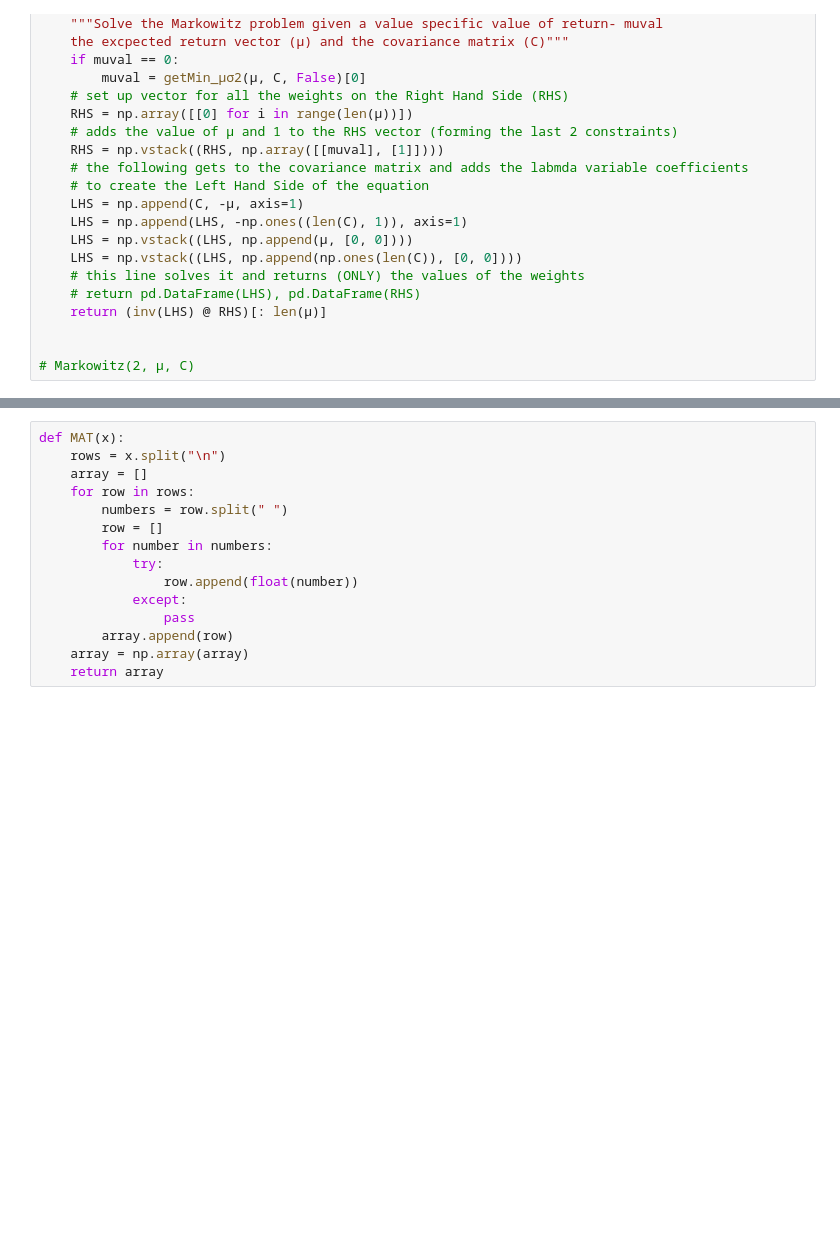
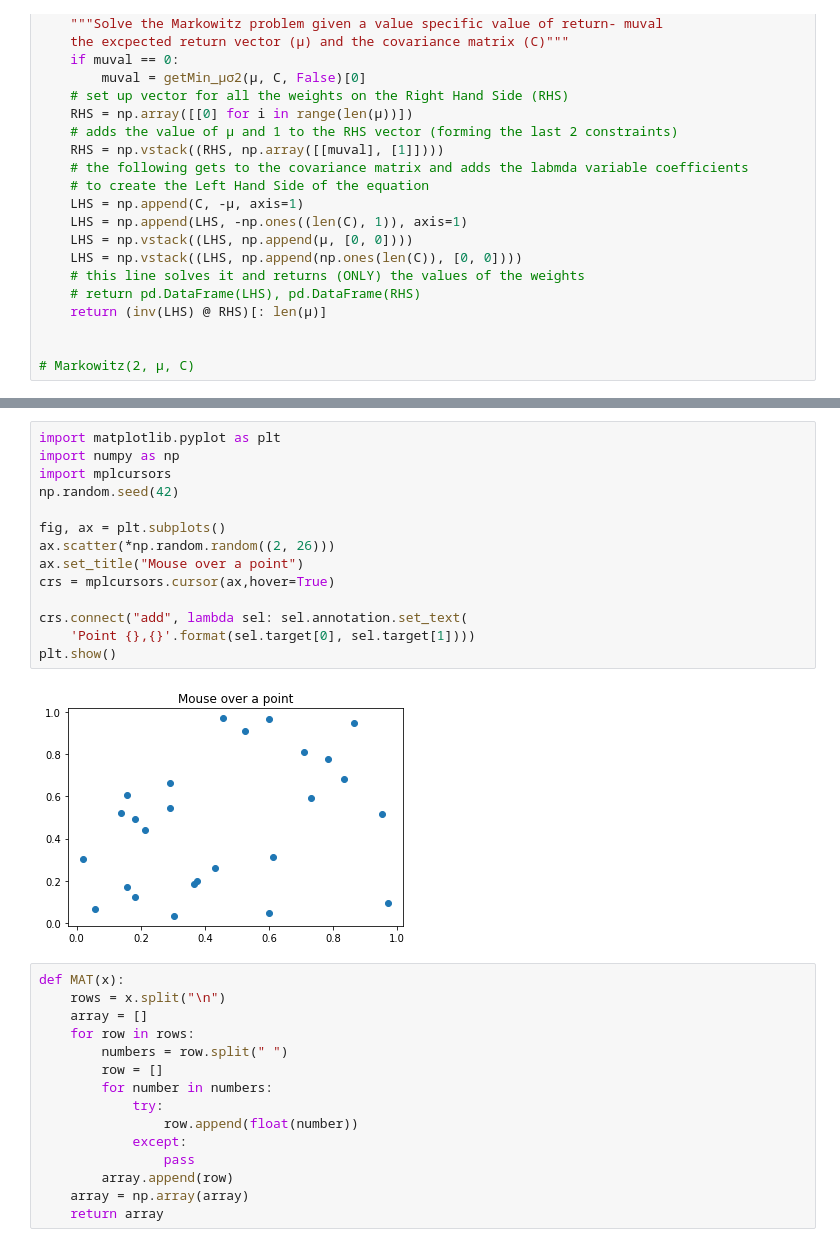
Before and after one commit to gmadurov/Financial-Mathematics, a Jupyter notebook: Assignment3 investment.ipynb, the cells around one changed output, grey strips where cells are left out. Drawn from its saved outputs; the diff is of its cells as text; blank space fills up the shorter version.

```diff
--- a/Assignment3.ipynb
+++ b/Assignment3 investment.ipynb
@@ -102,3 +109,19 @@ def plotEfficientFrontier(μ, C, lb=-1, ub=2, show=True):
+# %%
+import matplotlib.pyplot as plt
+import numpy as np
+import mplcursors
+np.random.seed(42)
+
+fig, ax = plt.subplots()
+ax.scatter(*np.random.random((2, 26)))
+ax.set_title("Mouse over a point")
+crs = mplcursors.cursor(ax,hover=True)
+
+crs.connect("add", lambda sel: sel.annotation.set_text(
+    'Point {},{}'.format(sel.target[0], sel.target[1])))
+plt.show()
+# %% [output]
+[figure, added]
 # %%
 def MAT(x):
     rows = x.split("\n")
```
Also changed, not shown: parts of 3 cells of this notebook, 14 other files.
